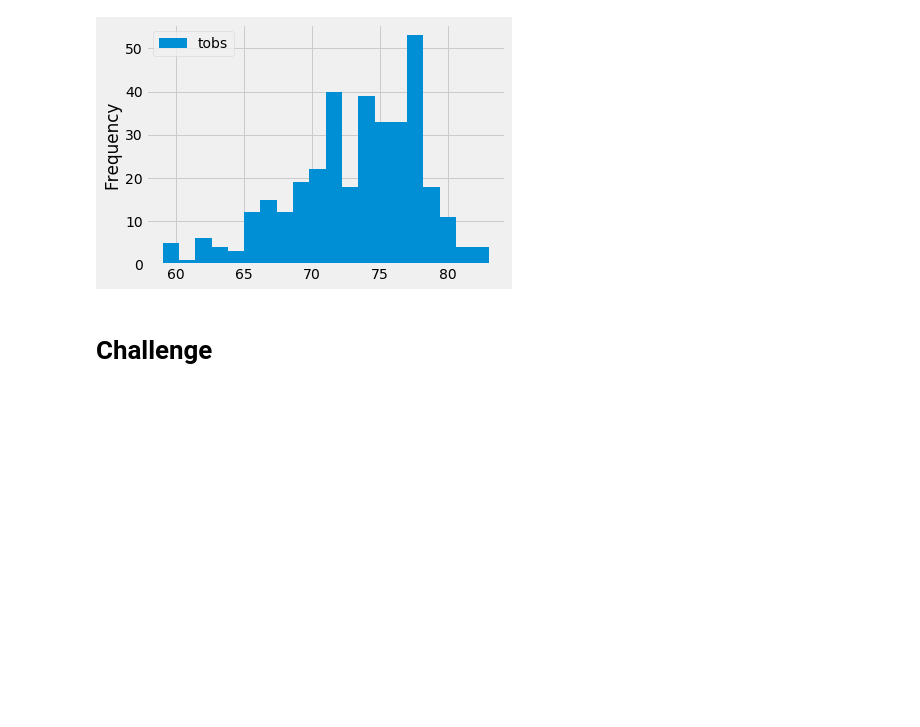
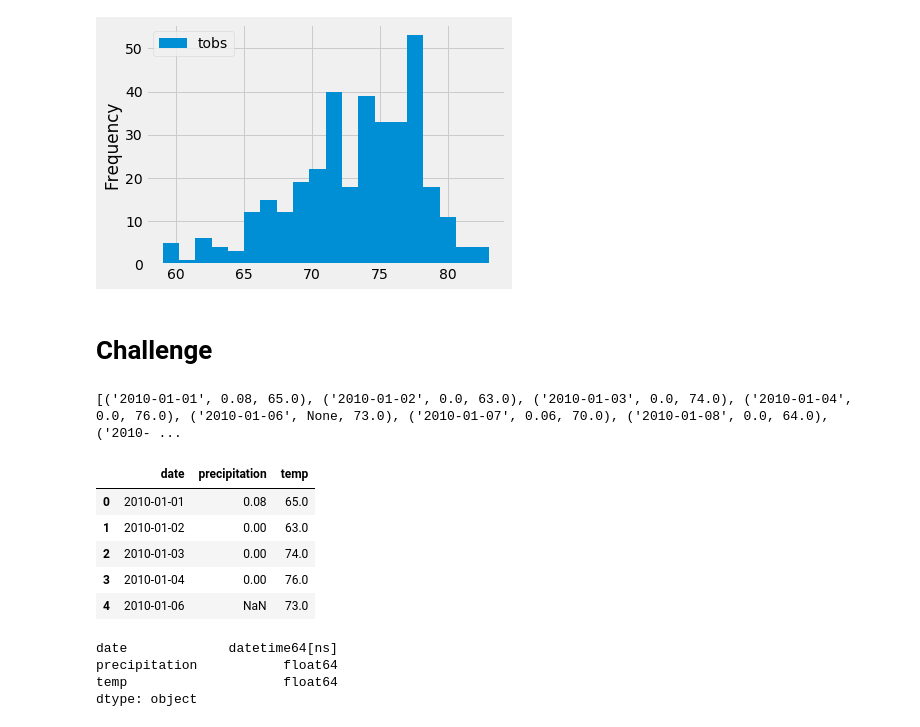
Before and after one commit to Travgreenfield/surfs_up, a Jupyter notebook: climate_analysis.ipynb, the cells around one changed output. Cells and saved outputs as stored; diff of their text form; code cells hidden in the pictures; blank space fills up the shorter version.

```diff
--- a/climate_analysis.ipynb
+++ b/climate_analysis.ipynb
@@ -188,3 +188,27 @@ plt.tight_layout()
 # and return the minimum, average, and maximum temperatures for that range of dates
 # %% [markdown]
 # Challenge
+# %%
+# Design a query to retrieve the precipitation and temp data across all years.
+data_results = session.query(Measurement.date, Measurement.prcp, Measurement.tobs).all()
+print(data_results)
+# %% [output]
+[('2010-01-01', 0.08, 65.0), ('2010-01-02', 0.0, 63.0), ('2010-01-03', 0.0, 74.0), ('2010-01-04', 0.0, 76.0), ('2010-01-06', None, 73.0), ('2010-01-07', 0.06, 70.0), ('2010-01-08', 0.0, 64.0), ('2010- ...
+# %%
+data_df = pd.DataFrame(data_results, columns=['date','precipitation', 'temp'])
+data_df.head()
+# %% [output]
+|  | date | precipitation | temp |
+| 0 | 2010-01-01 | 0.08 | 65.0 |
+| 1 | 2010-01-02 | 0.00 | 63.0 |
+| 2 | 2010-01-03 | 0.00 | 74.0 |
+| 3 | 2010-01-04 | 0.00 | 76.0 |
+| 4 | 2010-01-06 | NaN | 73.0 |
+# %%
+data_df['date'] = pd.to_datetime(data_df['date'])
+data_df.dtypes
+# %% [output]
+date             datetime64[ns]
+precipitation           float64
+temp                    float64
+dtype: object
```
Also changed, not shown: parts of 9 cells of this notebook.
